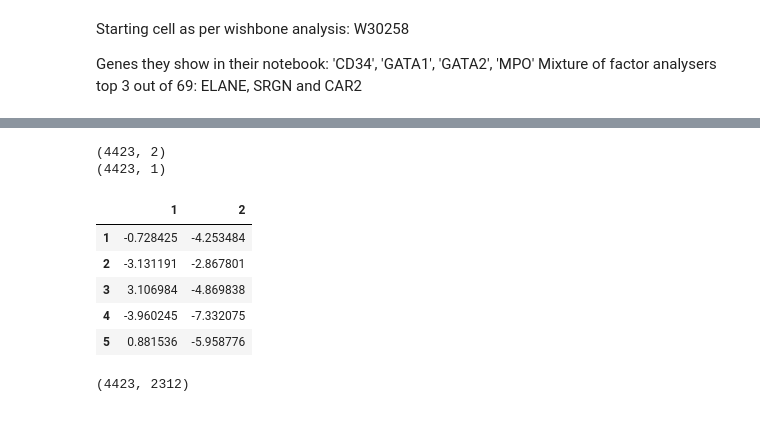
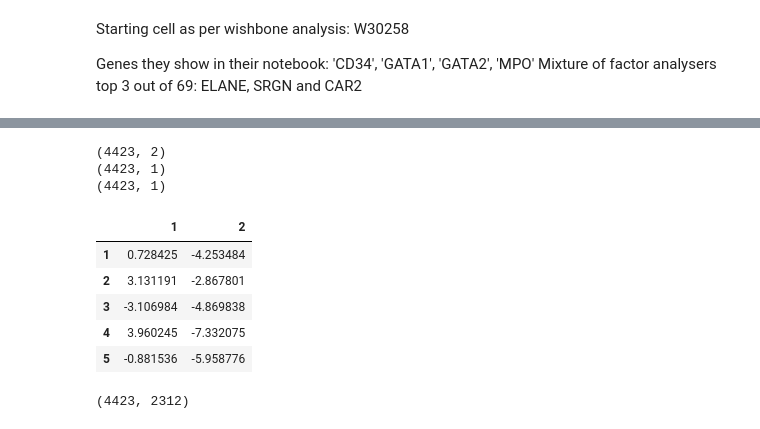
Before and after one commit to ManchesterBioinference/BranchedGP, a Jupyter notebook: singlecell/datawishbone/MonocleAnalysis.ipynb, the cells around one changed output, grey strips where cells are left out. Drawn from its saved outputs; the diff is of its cells as text; code cells hidden in the pictures.

Commit message:
Monocle 2 updated with starting cell

```diff
--- a/singlecell/datawishbone/MonocleAnalysis.ipynb
+++ b/singlecell/datawishbone/MonocleAnalysis.ipynb
@@ -27,21 +27,22 @@ init_notebook_mode(connected=False)
 # %%
 monocleDimRed = pd.read_csv('monocle/monocleDimRed.csv', index_col=[0]).T
 monoclePT = pd.read_csv('monocle/monoclePT.csv', index_col=[0])
 monoclePT = monoclePT / monoclePT.max()  # [0,1]
 print(monocleDimRed.shape)
 print(monoclePT.shape)
-# monocleState = pd.read_csv('data/monocleState.csv', index_col=[0])
-# print(monocleState.shape)
+monocleState = pd.read_csv('monocle/monocleState.csv', index_col=[0])
+print(monocleState.shape)
 monocleDimRed.head()
 # %% [output]
 (4423, 2)
 (4423, 1)
+(4423, 1)
 |  | 1 | 2 |
-| 1 | -0.728425 | -4.253484 |
-| 2 | -3.131191 | -2.867801 |
-| 3 | 3.106984 | -4.869838 |
-| 4 | -3.960245 | -7.332075 |
-| 5 | 0.881536 | -5.958776 |
+| 1 | 0.728425 | -4.253484 |
+| 2 | 3.131191 | -2.867801 |
+| 3 | -3.106984 | -4.869838 |
+| 4 | 3.960245 | -7.332075 |
+| 5 | -0.881536 | -5.958776 |
 # %%
 # read data
 data = pd.read_csv('wishbone_rna_seq.csv', index_col=[0])
```
Also changed, not shown: parts of 6 cells of this notebook, 4 other files.
